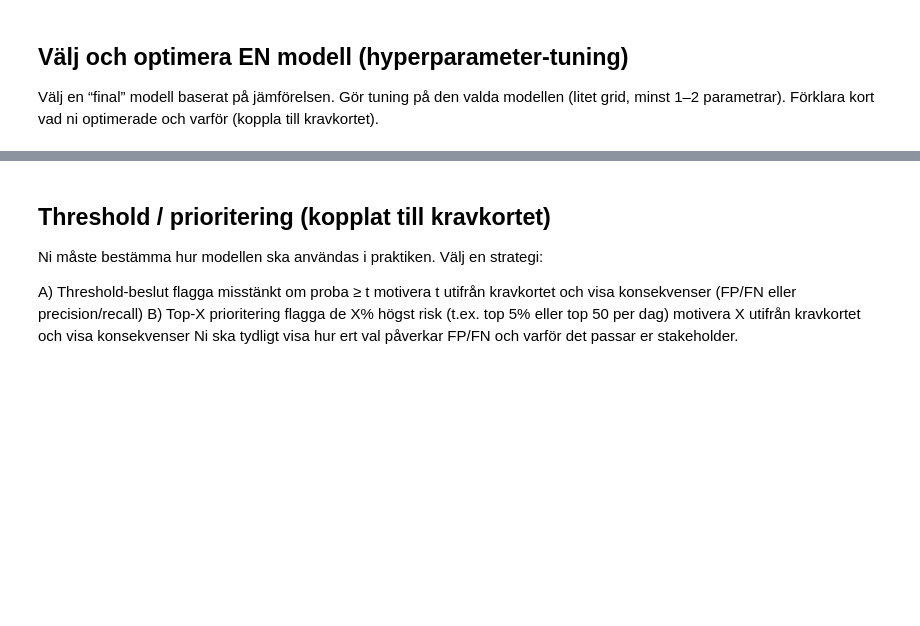
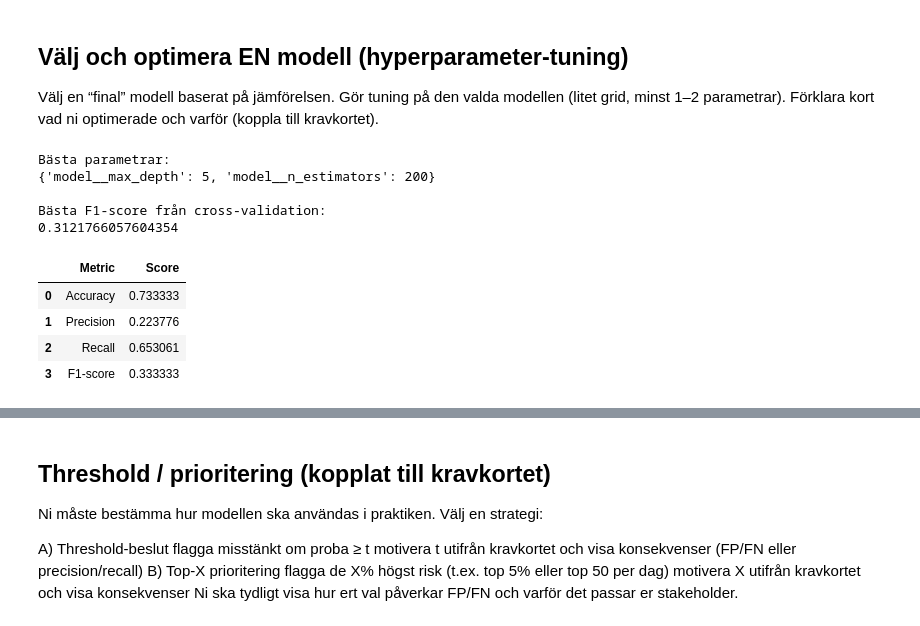
Before and after one commit to AlmaVasell/Grupparbete-MACHINELEARNING, a Jupyter notebook: report.ipynb, the cells around one changed output, grey strips where cells are left out. Drawn from its saved outputs; the diff is of its cells as text; code cells hidden in the pictures; blank space fills up the shorter version.

```diff
--- a/report.ipynb
+++ b/report.ipynb
@@ -326,3 +326,59 @@ F1-score är det harmoniska medelvärdet mellan Precision och Recall och ger oss
 Välj en “final” modell baserat på jämförelsen.
 Gör tuning på den valda modellen (litet grid, minst 1–2 parametrar).
 Förklara kort vad ni optimerade och varför (koppla till kravkortet).
+# %%
+# Hyperparameter-optimering av RandomForest
+
+param_grid = {
+    "model__n_estimators": [100, 200],
+    "model__max_depth": [5, 10, None]
+}
+
+grid_search = GridSearchCV(
+    estimator=pipe_rf,
+    param_grid=param_grid,
+    cv=cv,
+    scoring="f1",
+    n_jobs=-1
+)
+
+# Träna modellen
+grid_search.fit(X_train, y_train)
+
+# Visa resultat
+print("Bästa parametrar:")
+print(grid_search.best_params_)
+
+print("\nBästa F1-score från cross-validation:")
+print(grid_search.best_score_)
+
+# Spara optimerad modell
+best_model = grid_search.best_estimator_
+# %% [output]
+Bästa parametrar:
+{'model__max_depth': 5, 'model__n_estimators': 200}
+
+Bästa F1-score från cross-validation:
+0.3121766057604354
+# %%
+# Utvärdera modellen på testdata
+
+y_pred = best_model.predict(X_test)
+
+test_results = pd.DataFrame({
+    "Metric": ["Accuracy", "Precision", "Recall", "F1-score"],
+    "Score": [
+        accuracy_score(y_test, y_pred),
+        precision_score(y_test, y_pred),
+        recall_score(y_test, y_pred),
+        f1_score(y_test, y_pred)
+    ]
+})
+
+test_results
+# %% [output]
+|  | Metric | Score |
+| 0 | Accuracy | 0.733333 |
+| 1 | Precision | 0.223776 |
+| 2 | Recall | 0.653061 |
+| 3 | F1-score | 0.333333 |
```
Also changed, not shown: parts of 4 cells of this notebook.
